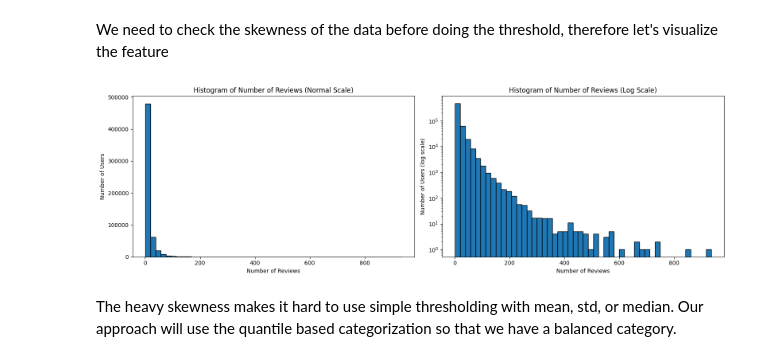
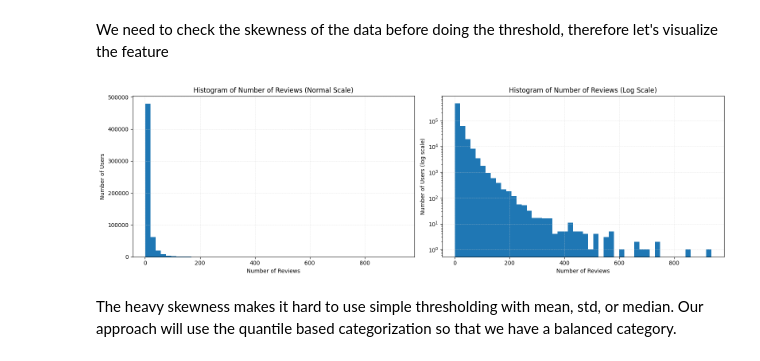
Before and after one commit to nadiavictoria/IS512-Hotel-Analytics, a Jupyter notebook: notebooks/02_exploratory_analysis.ipynb, the cells around one changed output. Saved outputs shown, nothing was run; the diff lists cells and outputs as text; code cells hidden in the pictures.

Commit message:
feature correlations and some other important plots

```diff
--- a/notebooks/02_exploratory_analysis.ipynb
+++ b/notebooks/02_exploratory_analysis.ipynb
@@ -581,25 +734,27 @@ We need to check the skewness of the data before doing the threshold, therefore
 # %%
 authors_df['num_reviews'].value_counts()
 
 # Create a figure with 1 row, 2 columns
 fig, axes = plt.subplots(1, 2, figsize=(16,5))
 
 # Normal scale histogram
-axes[0].hist(authors_df['num_reviews'], bins=50, edgecolor='black')
+axes[0].hist(authors_df['num_reviews'], bins=50)
 axes[0].set_xlabel('Number of Reviews')
 axes[0].set_ylabel('Number of Users')
 axes[0].set_title('Histogram of Number of Reviews (Normal Scale)')
+axes[0].grid(True, color='lightgray', linestyle='--', linewidth=0.5, alpha=0.7)
 
 # Log scale histogram
-axes[1].hist(authors_df['num_reviews'], bins=50, edgecolor='black', log=True)
+axes[1].hist(authors_df['num_reviews'], bins=50, log=True)
 axes[1].set_xlabel('Number of Reviews')
 axes[1].set_ylabel('Number of Users (log scale)')
 axes[1].set_title('Histogram of Number of Reviews (Log Scale)')
+axes[1].grid(True, color='lightgray', linestyle='--', linewidth=0.5, alpha=0.7)
 
 plt.tight_layout()
 plt.show()
 # %% [output]
-[figure, old version]
+[figure, new version]
 # %% [markdown]
 The heavy skewness makes it hard to use simple thresholding with mean, std, or median. Our approach will use the quantile based categorization so that we have a balanced category.
 # %%
```
Also changed, not shown: parts of 19 cells of this notebook.
